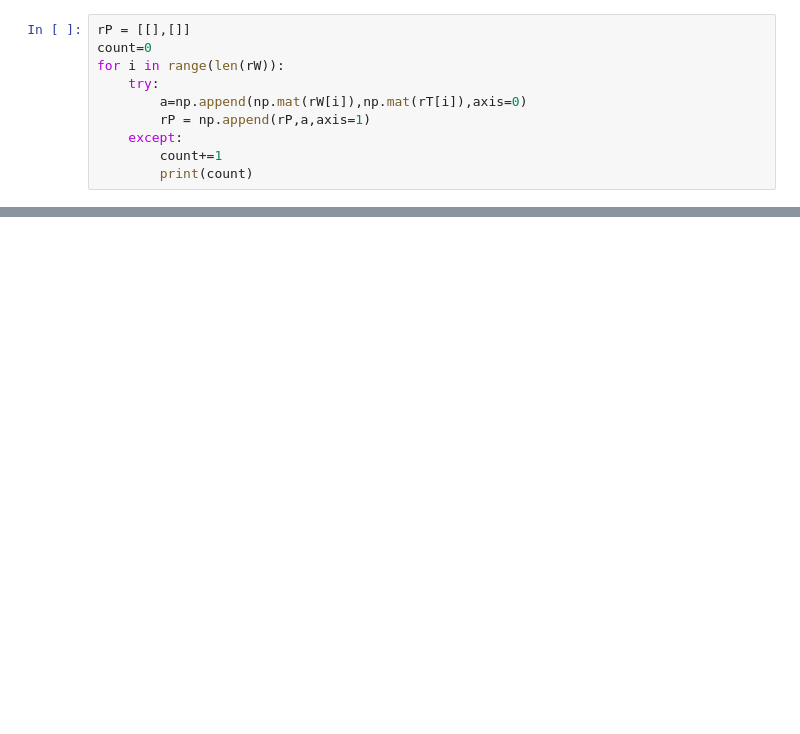
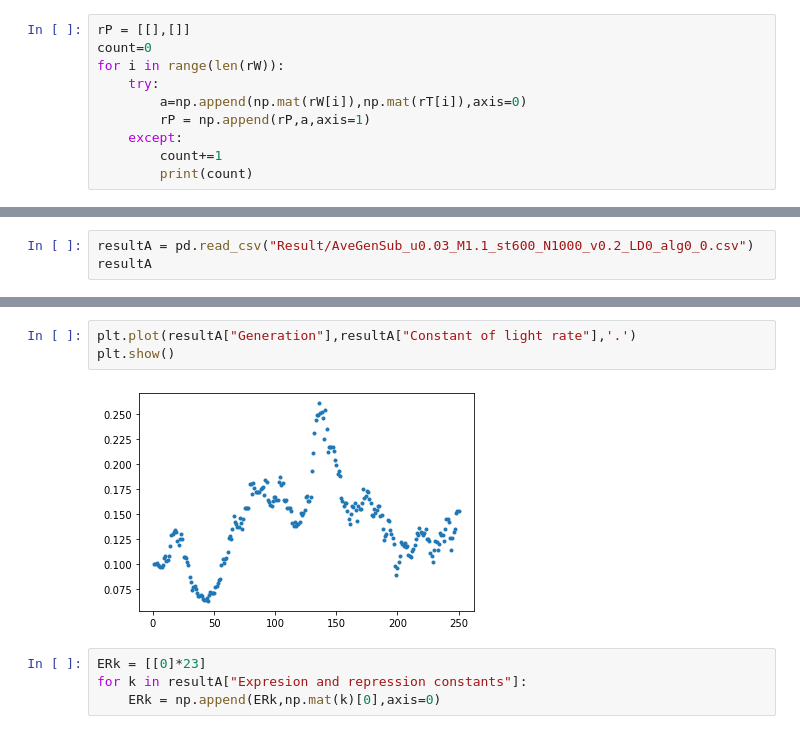
Before and after one commit to SysEvo/Circadian_clock_Neurospora, a Jupyter notebook: Data_analisys.ipynb, the cells around one changed output, grey strips where cells are left out. Cells and saved outputs as stored; diff of their text form; blank space fills up the shorter version.

Commit message:
Flags and plots

```diff
--- a/Data_analisys.ipynb
+++ b/Data_analisys.ipynb
@@ -32,2 +31,4 @@ plt.show()
 # %%
+resultA = pd.read_csv("Result/AveGenSub_u0.03_M1.1_st600_N1000_v0.2_LD0_alg0_0.csv")
+resultA
 # %% [output]
@@ -50,0 +48,9 @@ matrix([[3380.4942, 3375.9626, 3380.4942, 3380.4942, 3375.9626,
+# %%
+plt.plot(resultA["Generation"],resultA["Constant of light rate"],'.')
+plt.show()
+# %% [output]
+[figure, added]
+# %%
+ERk = [[0]*23]
+for k in resultA["Expresion and repression constants"]:
+    ERk = np.append(ERk,np.mat(k)[0],axis=0)
```
Also changed, not shown: parts of 10 cells of this notebook, 2 other files.
